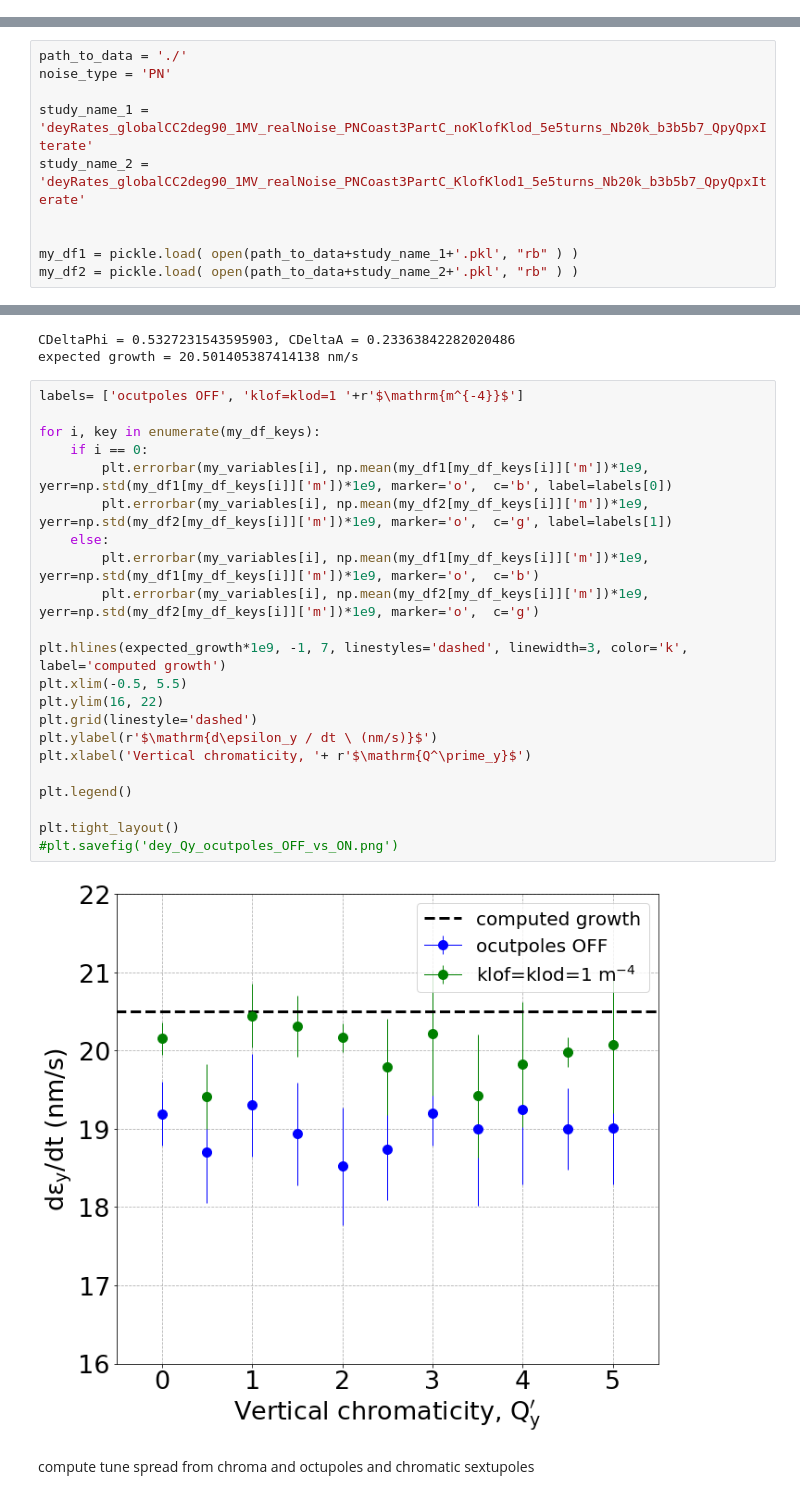
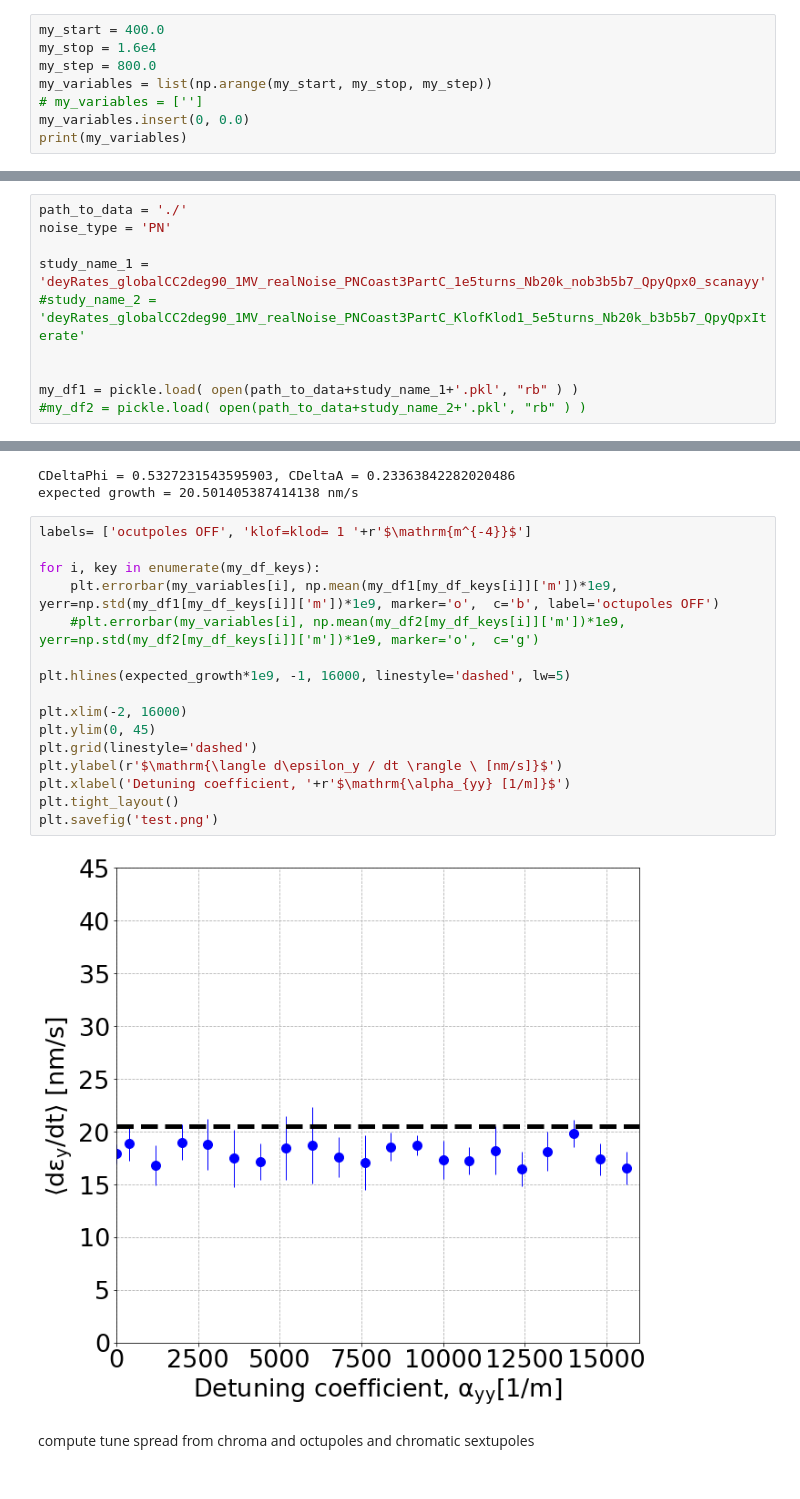
Before and after one commit to natriant/emittance_growth_CC_RFnoise_sixtracklib, a Jupyter notebook: emittance_growth_white_noise/dey_averageRunsMethod1_uploadRates-plotting.ipynb, the cells around one changed output, grey strips where cells are left out. Drawn from its saved outputs; the diff is of its cells as text.

```diff
--- a/emittance_growth_white_noise/dey_averageRunsMethod1_uploadRates-plotting.ipynb
+++ b/emittance_growth_white_noise/dey_averageRunsMethod1_uploadRates-plotting.ipynb
@@ -41,0 +36,8 @@ print(my_variables)
+# %%
+my_start = 400.0
+my_stop = 1.6e4
+my_step = 800.0
+my_variables = list(np.arange(my_start, my_stop, my_step))
+# my_variables = ['']
+my_variables.insert(0, 0.0)
+print(my_variables)
@@ -45,9 +49,9 @@ print(my_variables)
 path_to_data = './'
 noise_type = 'PN'
 
-study_name_1 = 'deyRates_globalCC2deg90_1MV_realNoise_PNCoast3PartC_noKlofKlod_5e5turns_Nb20k_b3b5b7_QpyQpxIterate'
-study_name_2 = 'deyRates_globalCC2deg90_1MV_realNoise_PNCoast3PartC_KlofKlod1_5e5turns_Nb20k_b3b5b7_QpyQpxIterate'
+study_name_1 = 'deyRates_globalCC2deg90_1MV_realNoise_PNCoast3PartC_1e5turns_Nb20k_nob3b5b7_QpyQpx0_scanayy'
+#study_name_2 = 'deyRates_globalCC2deg90_1MV_realNoise_PNCoast3PartC_KlofKlod1_5e5turns_Nb20k_b3b5b7_QpyQpxIterate'
 
 
 my_df1 = pickle.load( open(path_to_data+study_name_1+'.pkl', "rb" ) )
-my_df2 = pickle.load( open(path_to_data+study_name_2+'.pkl', "rb" ) )
+#my_df2 = pickle.load( open(path_to_data+study_name_2+'.pkl', "rb" ) )
@@ -132,29 +134,23 @@ print('expected growth = {} nm/s'.format(expected_growth*1e9))
 CDeltaPhi = 0.5327231543595903, CDeltaA = 0.23363842282020486
 expected growth = 20.501405387414138 nm/s
 # %%
-labels= ['ocutpoles OFF', 'klof=klod=1 '+r'$\mathrm{m^{-4}}$']
+labels= ['ocutpoles OFF', 'klof=klod= 1 '+r'$\mathrm{m^{-4}}$']
 
 for i, key in enumerate(my_df_keys):
-    if i == 0:
-        plt.errorbar(my_variables[i], np.mean(my_df1[my_df_keys[i]]['m'])*1e9, yerr=np.std(my_df1[my_df_keys[i]]['m'])*1e9, marker='o',  c='b', label=labels[0])
-        plt.errorbar(my_variables[i], np.mean(my_df2[my_df_keys[i]]['m'])*1e9, yerr=np.std(my_df2[my_df_keys[i]]['m'])*1e9, marker='o',  c='g', label=labels[1])
-    else:
-        plt.errorbar(my_variables[i], np.mean(my_df1[my_df_keys[i]]['m'])*1e9, yerr=np.std(my_df1[my_df_keys[i]]['m'])*1e9, marker='o',  c='b')
-        plt.errorbar(my_variables[i], np.mean(my_df2[my_df_keys[i]]['m'])*1e9, yerr=np.std(my_df2[my_df_keys[i]]['m'])*1e9, marker='o',  c='g')
+    plt.errorbar(my_variables[i], np.mean(my_df1[my_df_keys[i]]['m'])*1e9, yerr=np.std(my_df1[my_df_keys[i]]['m'])*1e9, marker='o',  c='b', label='octupoles OFF')
+    #plt.errorbar(my_variables[i], np.mean(my_df2[my_df_keys[i]]['m'])*1e9, yerr=np.std(my_df2[my_df_keys[i]]['m'])*1e9, marker='o',  c='g')
 
-plt.hlines(expected_growth*1e9, -1, 7, linestyles='dashed', linewidth=3, color='k', label='computed growth')
-plt.xlim(-0.5, 5.5)
-plt.ylim(16, 22)
+plt.hlines(expected_growth*1e9, -1, 16000, linestyle='dashed', lw=5)
+
+plt.xlim(-2, 16000)
+plt.ylim(0, 45)
 plt.grid(linestyle='dashed')
-plt.ylabel(r'$\mathrm{d\epsilon_y / dt \ (nm/s)}$')
-plt.xlabel('Vertical chromaticity, '+ r'$\mathrm{Q^\prime_y}$')
-
-plt.legend()
-
+plt.ylabel(r'$\mathrm{\langle d\epsilon_y / dt \rangle \ [nm/s]}$')
+plt.xlabel('Detuning coefficient, '+r'$\mathrm{\alpha_{yy} [1/m]}$')
 plt.tight_layout()
-#plt.savefig('dey_Qy_ocutpoles_OFF_vs_ON.png')
+plt.savefig('test.png')
 # %% [output]
-[figure, old version]
+[figure, new version]
 # %% [markdown]
 compute tune spread from chroma and octupoles and chromatic sextupoles
 # %% [markdown]
```
Also changed, not shown: parts of 7 cells of this notebook, 4 other files.
